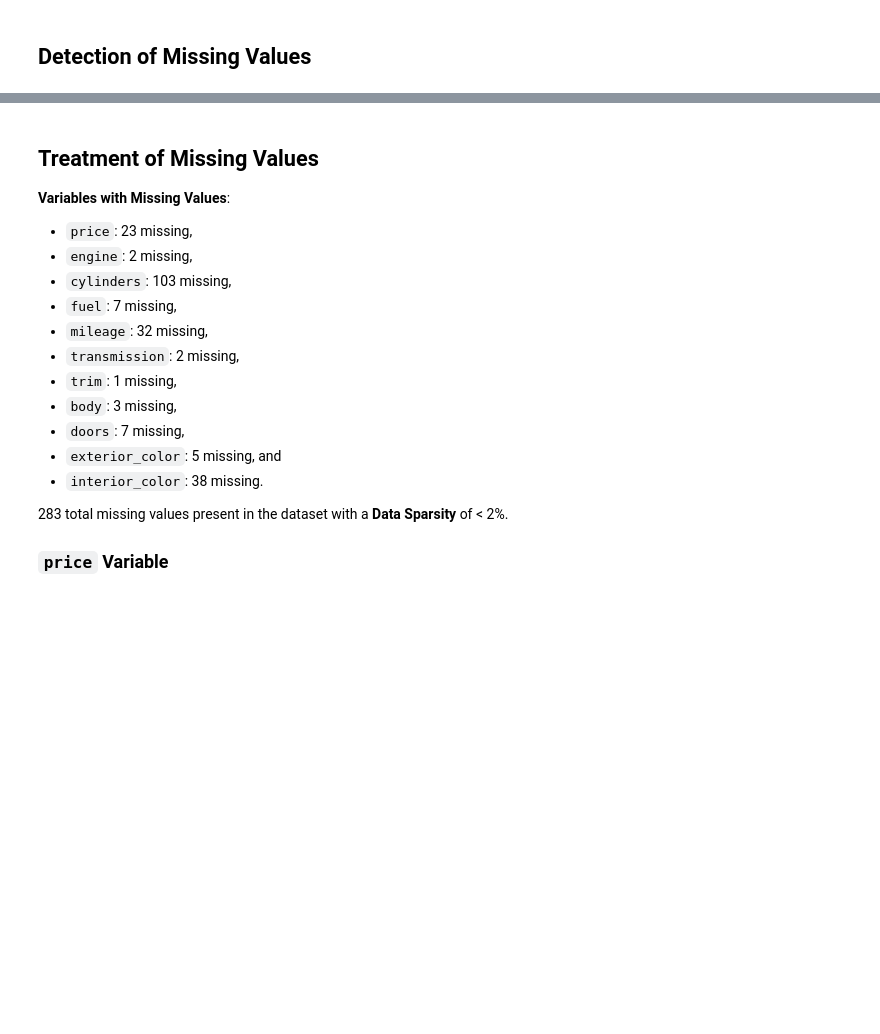
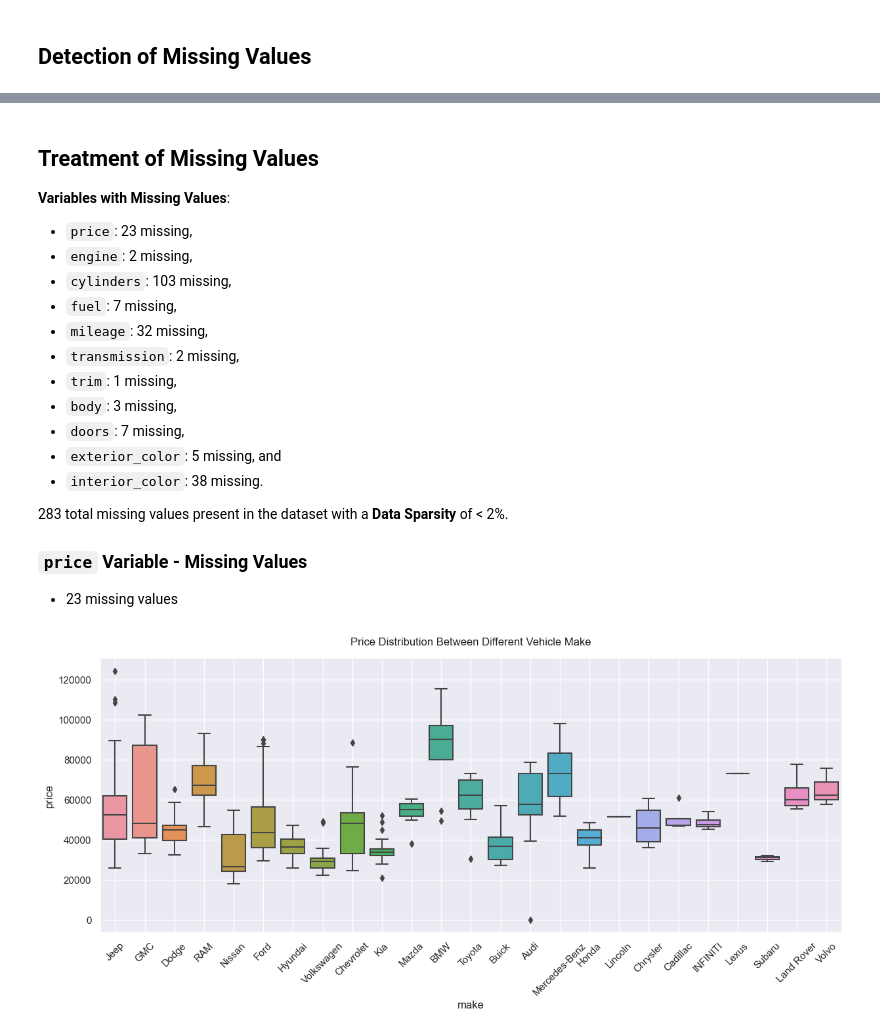
Before and after one commit to bravobryan/data_clean_vehicle_dataset, a Jupyter notebook: data_clean_vehicles.ipynb, the cells around one changed output, grey strips where cells are left out. Saved outputs shown, nothing was run; the diff lists cells and outputs as text; code cells hidden in the pictures; blank space fills up the shorter version.

Commit message:
Fill NA - price and engine Variables

```diff
--- a/data_clean_vehicles.ipynb
+++ b/data_clean_vehicles.ipynb
@@ -180,4 +181,18 @@ Data Sparsity: 0.013509420245956262
 
 283 total missing values present in the dataset with a **Data Sparsity** of < 2%.
 
-### `price` Variable
+### `price` Variable - Missing Values
+- 23 missing values
+# %%
+##-- Visual inspection of price distribution between different makes.
+sns.catplot(
+    x='make', y='price',
+    data=vehicle_only_df.dropna(), kind='box',
+    aspect=5/2
+)
+plt.xticks(rotation=45)
+plt.grid(True)
+plt.title('Price Distribution Between Different Vehicle Make', y=1.03)
+plt.show()
+# %% [output]
+[figure, added]
```
Also changed, not shown: parts of 18 cells of this notebook.
